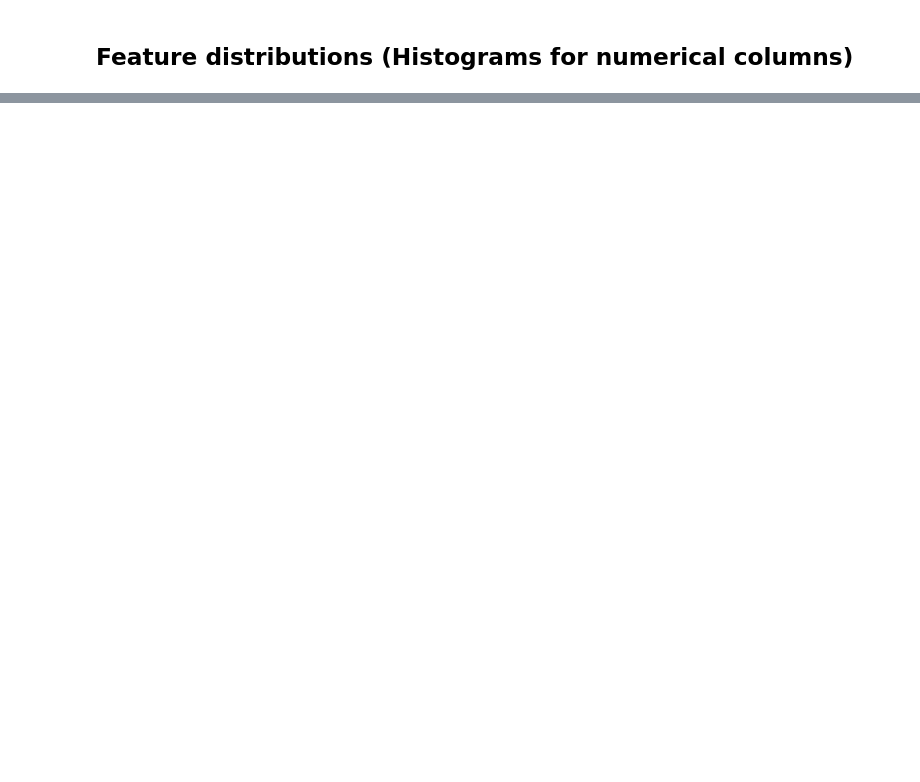
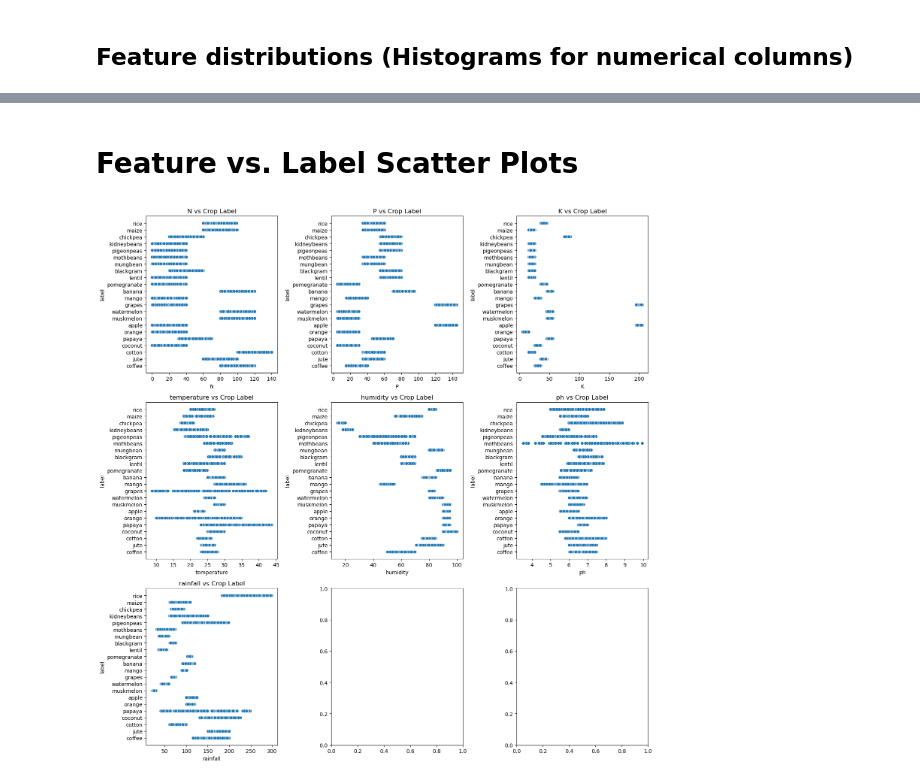
Before and after one commit to Danushiya/Crop_and_Fertilizer_Recommendation_System, a Jupyter notebook: Crop_Fertilizer_Analysis.ipynb, the cells around one changed output, grey strips where cells are left out. Drawn from its saved outputs; the diff is of its cells as text; code cells hidden in the pictures; blank space fills up the shorter version.

```diff
--- a/Crop_Fertilizer_Analysis.ipynb
+++ b/Crop_Fertilizer_Analysis.ipynb
@@ -253,0 +260,4 @@ for column in fertilizer_data.select_dtypes(include=np.number).columns:
+# %%
+features = crop_data.columns.to_list()
+features.remove('label')
+print(features)
@@ -253,0 +268,8 @@ for column in fertilizer_data.select_dtypes(include=np.number).columns:
+# %%
+fig, ax = plt.subplots(3, 3, figsize=(15, 15))
+for feature, subplot in zip(features, ax.flatten()):
+    sns.histplot(crop_data[feature], ax=subplot, kde=True, bins=30)
+    subplot.set_title(f'Distribution of {feature}')
+
+plt.tight_layout()
+plt.show()
@@ -253,0 +278,12 @@ for column in fertilizer_data.select_dtypes(include=np.number).columns:
+# %% [markdown]
+# Feature vs. Label Scatter Plots
+# %%
+fig, ax = plt.subplots(3, 3, figsize=(15, 15))
+for feature, subplot in zip(features, ax.flatten()):
+    sns.scatterplot(x=crop_data[feature], y=crop_data['label'], ax=subplot)
+    subplot.set_title(f'{feature} vs Crop Label')
+
+plt.tight_layout()
+plt.show()
+# %% [output]
+[figure, added]
```
Also changed, not shown: parts of 20 cells of this notebook.
